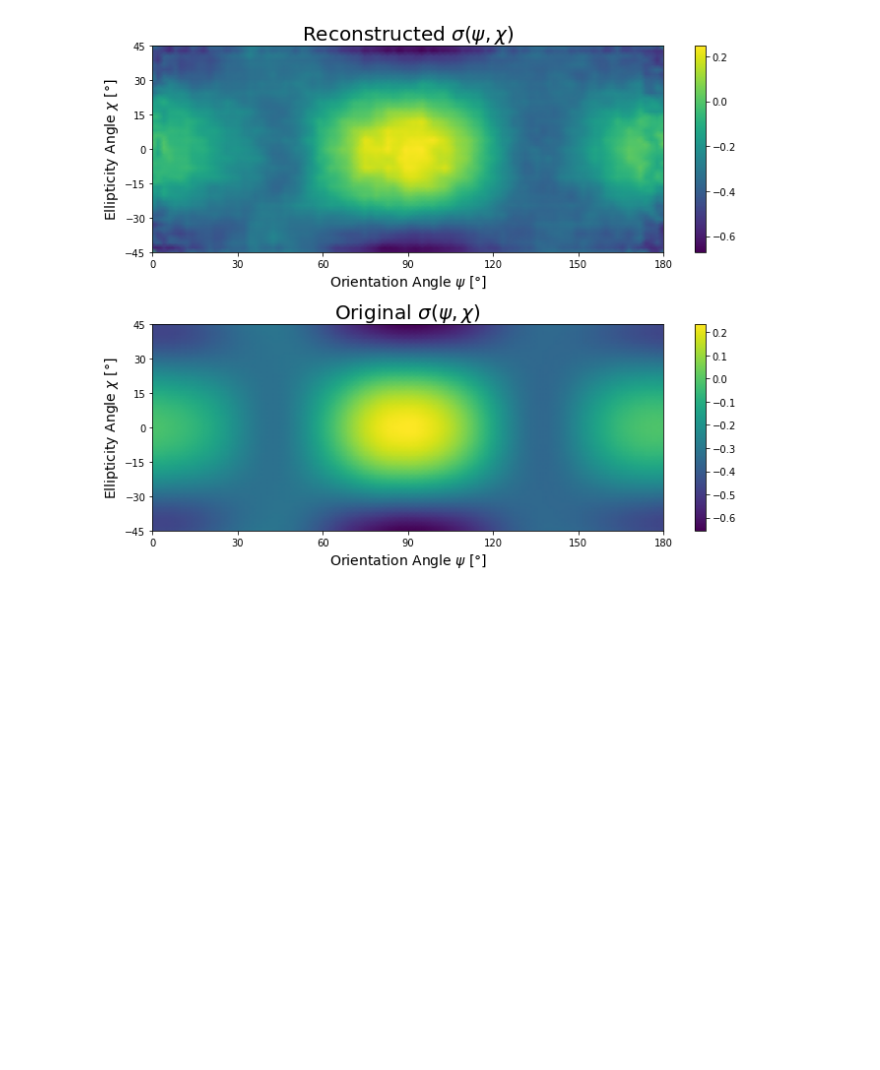
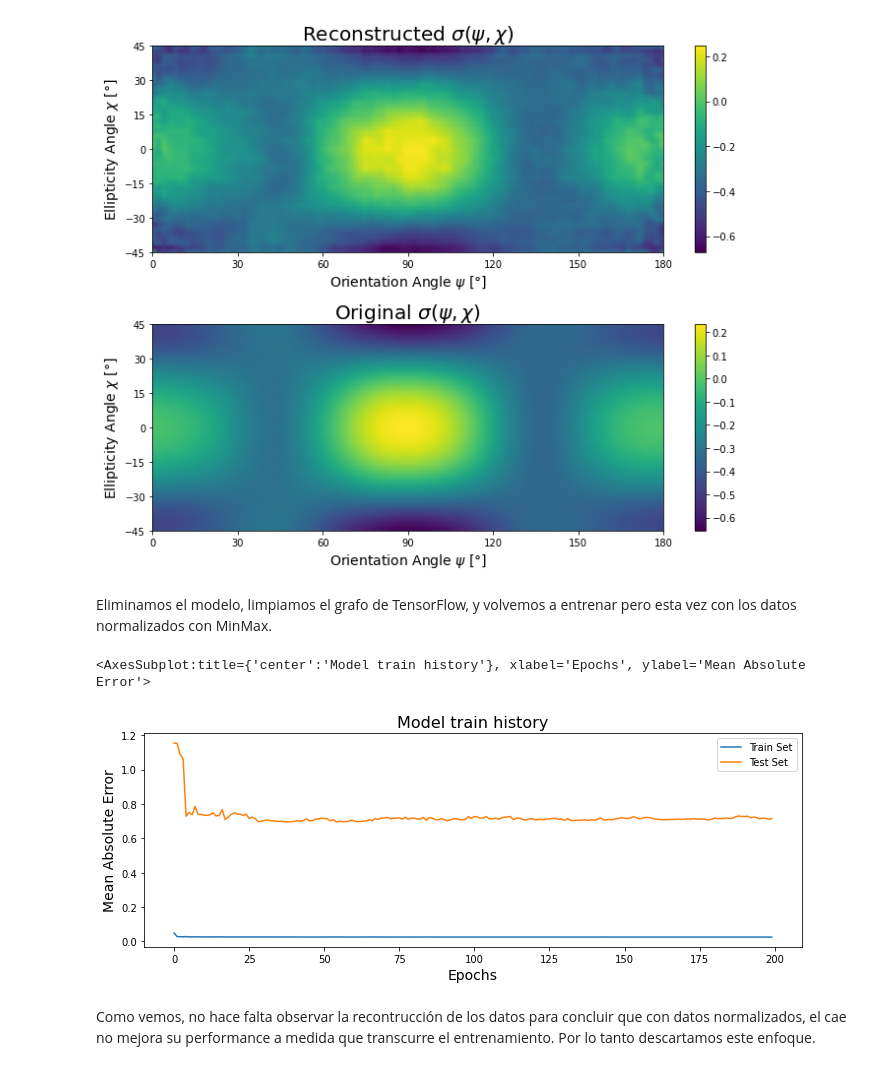
Before and after one commit to jotavecorta/DeepScatteringModels, a Jupyter notebook: notebooks/3.0-jv-spm-cae-initial-explotarion.ipynb, the cells around one changed output. Saved outputs shown, nothing was run; the diff lists cells and outputs as text; code cells hidden in the pictures; blank space fills up the shorter version.

Commit message:
Add normalized train set to 3.0. Create 4.0

```diff
--- a/notebooks/3.0-jv-spm-cae-initial-explotarion.ipynb
+++ b/notebooks/3.0-jv-spm-cae-initial-explotarion.ipynb
@@ -104,3 +107,5 @@ ax[1].set_title(r'Original $\sigma(\psi,\chi)$', fontsize = 20)
 fig.tight_layout()
 # %% [output]
 [figure]
+# %% [markdown]
+Eliminamos el modelo, limpiamos el grafo de TensorFlow, y volvemos a entrenar pero esta vez con los datos normalizados con MinMax.
@@ -106,0 +115,8 @@ fig.tight_layout()
+# %%
+# Volvemos a generar un cae
+simple_cae_norm = ConvAutoencoder(
+    latent_dimention,
+    input_shape,
+    conv_layers=conv_layer_config,
+    dense_layers=dense_layer_config
+    )
@@ -106,0 +136,39 @@ fig.tight_layout()
+# %%
+def plot_history(history, metric="mean_absolute_error", ax=None, plot_kw=None):
+    """Returns axes with a line plot of training history.
+    """
+    # Set default values to kwargs
+    ax = plt.gca() if ax is None else ax
+
+    plot_kw = {} if plot_kw is None else plot_kw
+
+    # Unpack train and test metrics and scores
+    train_metric = metric
+    test_metric = f"val_{metric}"
+
+    train_score = history.history[train_metric]
+    test_score = history.history[test_metric]
+
+    # Plot scores in ax
+    ax.plot(train_score, label='Train Set', **plot_kw)
+    ax.plot(test_score, label='Test Set', **plot_kw)
+
+    ax.set_xlabel("Epochs", fontsize=14)
+    ax.set_ylabel(" ".join(metric.split("_")).title(), fontsize=14)
+    ax.set_title("Model train history", fontsize=16)
+    ax.legend()
+
+    fig = ax.get_figure()
+    fig.set_figheight(4)
+    fig.set_figwidth(10)
+    fig.tight_layout()
+
+    return ax
+# %%
+fig, ax = plt.subplots(1, 1)
+plot_history(history, ax=ax)
+# %% [output]
+<AxesSubplot:title={'center':'Model train history'}, xlabel='Epochs', ylabel='Mean Absolute Error'>
+[figure, added]
+# %% [markdown]
+Como vemos, no hace falta observar la recontrucción de los datos para concluir que con datos normalizados, el cae no mejora su performance a medida que transcurre el entrenamiento. Por lo tanto descartamos este enfoque.
```
Also changed, not shown: parts of 8 cells of this notebook, 3 other files.
